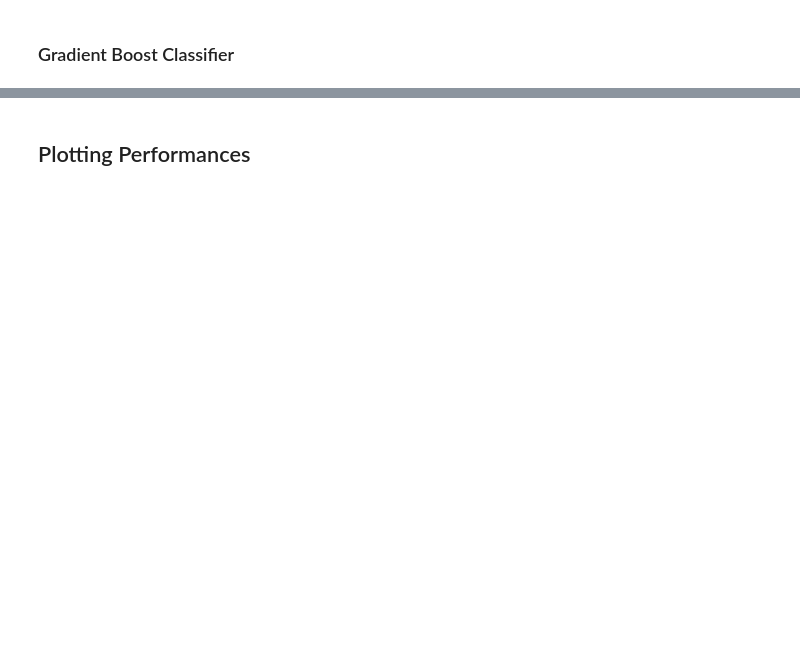
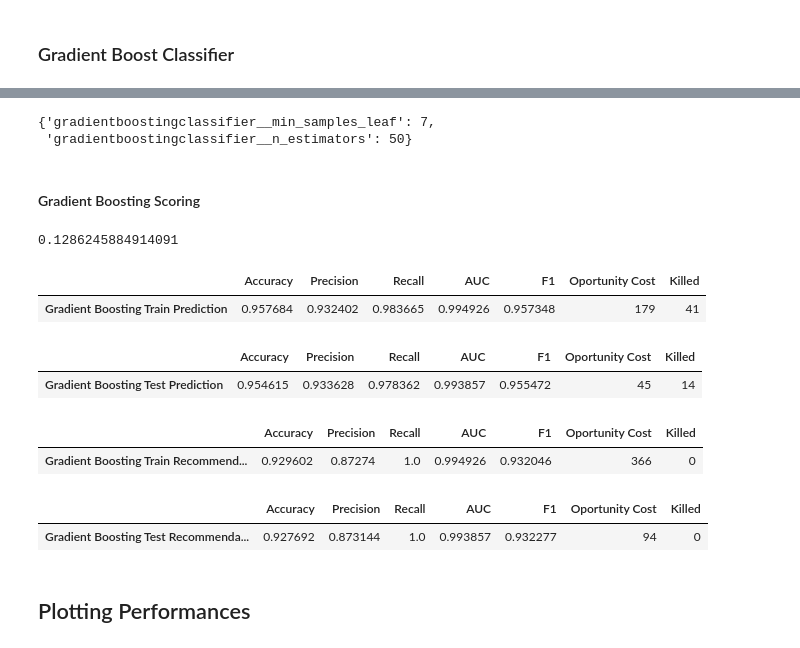
Before and after one commit to Rupellary/mushroom_wbs_competition, a Jupyter notebook: mushroom_classification.ipynb, the cells around one changed output, grey strips where cells are left out. Cells and saved outputs as stored; diff of their text form; code cells hidden in the pictures; blank space fills up the shorter version.

```diff
--- a/mushroom_classification.ipynb
+++ b/mushroom_classification.ipynb
@@ -105,16 +105,19 @@ rf_pipeline = make_pipeline(preprocessor,
                             RandomForestClassifier(bootstrap=True,
                                                    oob_score=True,
                                                    criterion='gini',
-                                                   max_features=None))
+                                                   max_features=None,
+                                                   max_depth=5,
+                                                   n_estimators=35,
+                                                   min_samples_leaf=3))
 
 # Fitting Pipeline to Training Data
 rf_pipeline.fit(X_train, y_train)
 
 # Defining Parameter Grid
 rf_param_grid = {
-    'randomforestclassifier__n_estimators': range(35, 110, 15), #6
-    'randomforestclassifier__max_depth': range(4, 7), # 4
-    'randomforestclassifier__min_samples_leaf': range(3, 8), # 6
+    #'randomforestclassifier__n_estimators': range(35, 110, 15), #6
+    #'randomforestclassifier__max_depth': range(4, 7), # 4
+    #'randomforestclassifier__min_samples_leaf': range(3, 8), # 6
     #'randomforestclassifier__max_features':['balanced','balanced_subsample', None]
 }
 
@@ -176,3 +233,36 @@ UnboundLocalError: local variable 'auc' referenced before assignment
+# %%
+# Checking Best Parameters
+gb_search.best_params_
+# max depth = 5
+# min samp = 7
+# n estimators = 50
+# %% [output]
+{'gradientboostingclassifier__min_samples_leaf': 7,
+ 'gradientboostingclassifier__n_estimators': 50}
+# %% [markdown]
+#### Gradient Boosting Scoring
+# %%
+# Identifying Highest Threshold Without False Negatives
+gb_thresh_df, gb_safest_thresh = get_safest_thresh(X_train, y_train, gb_search)
+print(gb_safest_thresh)
+# %% [output]
+0.1286245884914091
+# %%
+# Displaying Scores
+train_pred_scores, test_pred_scores, train_rec_scores, test_rec_scores = full_scoring(X_train, y_train, X_test, y_test, gb_search, 'Gradient Boosting')
+display(train_pred_scores)
+display(test_pred_scores)
+display(train_rec_scores)
+display(test_rec_scores)
+# %% [output]
+|  | Accuracy | Precision | Recall | AUC | F1 | Oportunity Cost | Killed |
+| Gradient Boosting Train Prediction | 0.957684 | 0.932402 | 0.983665 | 0.994926 | 0.957348 | 179 | 41 |
+|  | Accuracy | Precision | Recall | AUC | F1 | Oportunity Cost | Killed |
+| Gradient Boosting Test Prediction | 0.954615 | 0.933628 | 0.978362 | 0.993857 | 0.955472 | 45 | 14 |
+|  | Accuracy | Precision | Recall | AUC | F1 | Oportunity Cost | Killed |
+| Gradient Boosting Train Recommend... | 0.929602 | 0.87274 | 1.0 | 0.994926 | 0.932046 | 366 | 0 |
+|  | Accuracy | Precision | Recall | AUC | F1 | Oportunity Cost | Killed |
+| Gradient Boosting Test Recommenda... | 0.927692 | 0.873144 | 1.0 | 0.993857 | 0.932277 | 94 | 0 |
 # %% [markdown]
 ## Plotting Performances
 # %%
```
Also changed, not shown: parts of 8 cells of this notebook, 1 other file.
